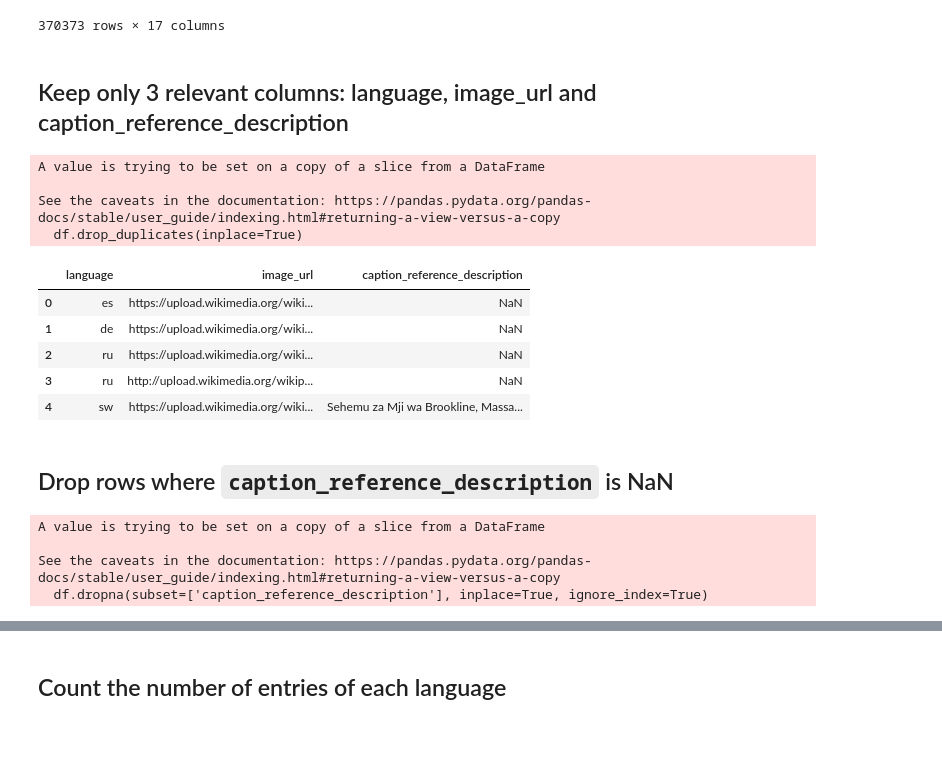
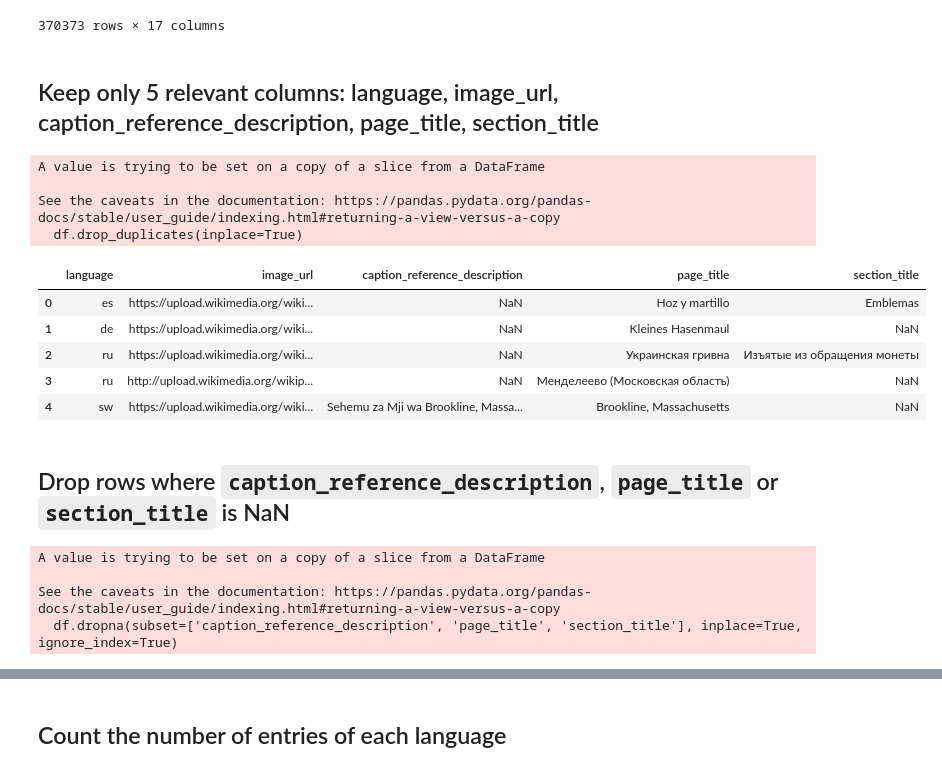
Before and after one commit to jkroiss/P3_Erweiterungsmodul_CL, a Jupyter notebook: src/WIT_dataset_exploration.ipynb, the cells around one changed output, grey strips where cells are left out. Cells and saved outputs as stored; diff of their text form; code cells hidden in the pictures; blank space fills up the shorter version.

```diff
--- a/src/WIT_dataset_exploration.ipynb
+++ b/src/WIT_dataset_exploration.ipynb
@@ -23,31 +23,31 @@ df
 | 370372 | eo | https://eo.wikipedia.org/wiki/M%C... | https://upload.wikimedia.org/wiki... | Mönkloh | Bildoj | Mönkloh / Bildoj | NaN | ... |
 370373 rows × 17 columns
 # %% [markdown]
-## Keep only 3 relevant columns: language, image_url and caption_reference_description
+## Keep only 5 relevant columns: language, image_url, caption_reference_description, page_title, section_title
 # %%
-df = df[['language', 'image_url', 'caption_reference_description']]
+df = df[['language', 'image_url', 'caption_reference_description', 'page_title', 'section_title']]
 df.drop_duplicates(inplace=True)
 df.head()
 # %% [output]
 A value is trying to be set on a copy of a slice from a DataFrame
 
 See the caveats in the documentation: https://pandas.pydata.org/pandas-docs/stable/user_guide/indexing.html#returning-a-view-versus-a-copy
   df.drop_duplicates(inplace=True)
-|  | language | image_url | caption_reference_description |
-| 0 | es | https://upload.wikimedia.org/wiki... | NaN |
-| 1 | de | https://upload.wikimedia.org/wiki... | NaN |
-| 2 | ru | https://upload.wikimedia.org/wiki... | NaN |
-| 3 | ru | http://upload.wikimedia.org/wikip... | NaN |
-| 4 | sw | https://upload.wikimedia.org/wiki... | Sehemu za Mji wa Brookline, Massa... |
+|  | language | image_url | caption_reference_description | page_title | section_title |
+| 0 | es | https://upload.wikimedia.org/wiki... | NaN | Hoz y martillo | Emblemas |
+| 1 | de | https://upload.wikimedia.org/wiki... | NaN | Kleines Hasenmaul | NaN |
+| 2 | ru | https://upload.wikimedia.org/wiki... | NaN | Украинская гривна | Изъятые из обращения монеты |
+| 3 | ru | http://upload.wikimedia.org/wikip... | NaN | Менделеево (Московская область) | NaN |
+| 4 | sw | https://upload.wikimedia.org/wiki... | Sehemu za Mji wa Brookline, Massa... | Brookline, Massachusetts | NaN |
 # %% [markdown]
-## Drop rows where `caption_reference_description` is NaN
+## Drop rows where `caption_reference_description`, `page_title` or `section_title` is NaN
 # %%
-df.dropna(subset=['caption_reference_description'], inplace=True, ignore_index=True)
+df.dropna(subset=['caption_reference_description', 'page_title', 'section_title'], inplace=True, ignore_index=True)
 # %% [output]
 A value is trying to be set on a copy of a slice from a DataFrame
 
 See the caveats in the documentation: https://pandas.pydata.org/pandas-docs/stable/user_guide/indexing.html#returning-a-view-versus-a-copy
-  df.dropna(subset=['caption_reference_description'], inplace=True, ignore_index=True)
+  df.dropna(subset=['caption_reference_description', 'page_title', 'section_title'], inplace=True, ignore_index=True)
 # %%
 df
 # %% [output]
```
Also changed, not shown: parts of 9 cells of this notebook.
